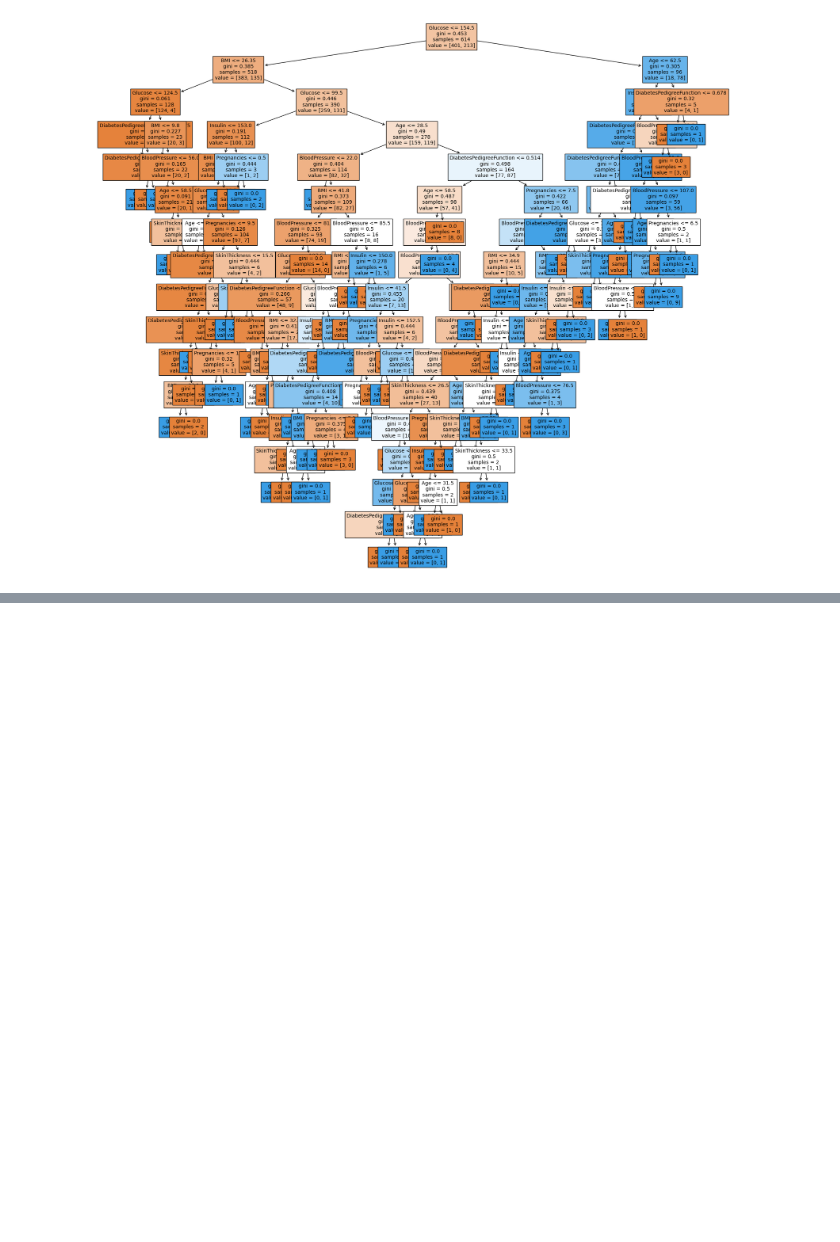
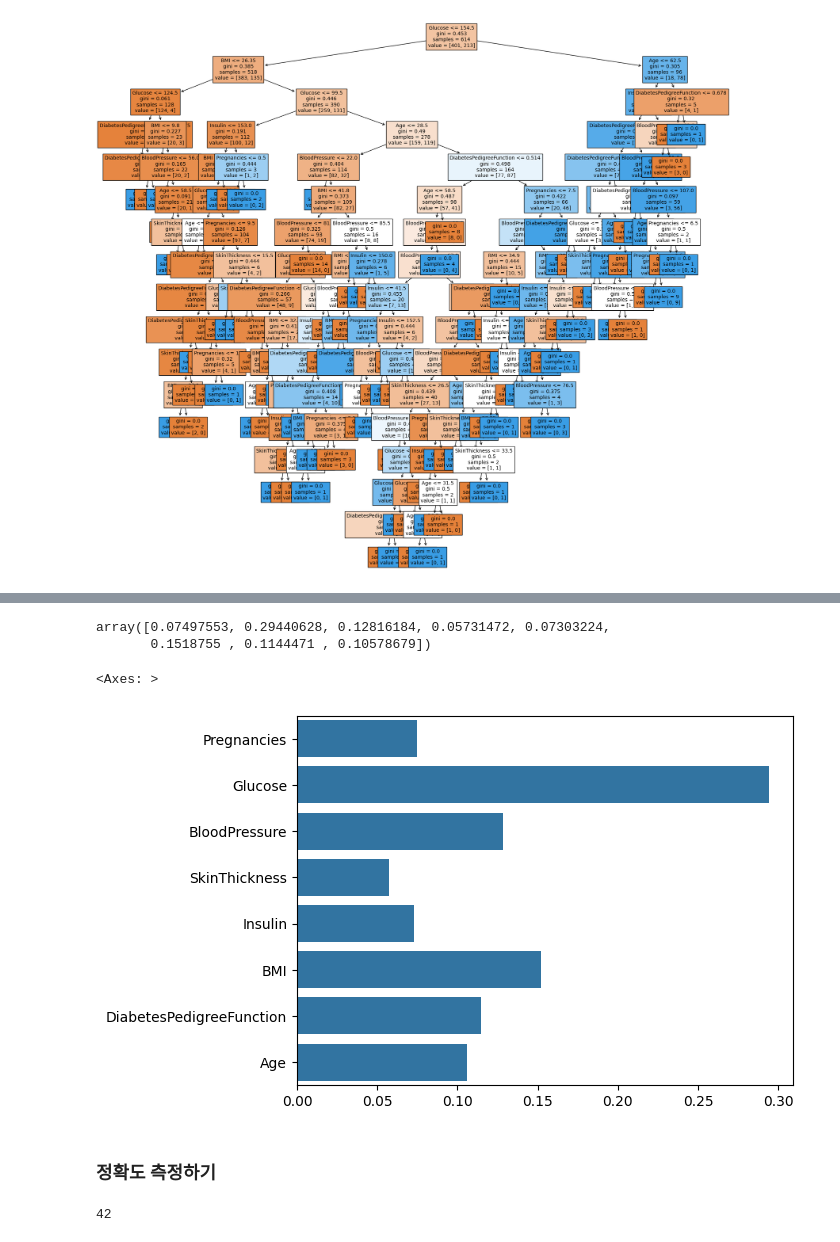
Before and after one commit to skqorrla/N_DSP_2024, a Jupyter notebook: week1.ipynb, the cells around one changed output, grey strips where cells are left out. Drawn from its saved outputs; the diff is of its cells as text; code cells hidden in the pictures; blank space fills up the shorter version.

```diff
--- a/week1.ipynb
+++ b/week1.ipynb
@@ -252,3 +252,23 @@ dot_tree = export_graphviz(model, feature_names=feature_names, filled=True)
 graphviz.Source(dot_tree)
 # %% [output]
 [drawing not drawn]
+# %%
+# 피처의 중요도 추출하기
+model.feature_importances_
+# %% [output]
+array([0.07497553, 0.29440628, 0.12816184, 0.05731472, 0.07303224,
+       0.1518755 , 0.1144471 , 0.10578679])
+# %%
+sns.barplot(x=model.feature_importances_,y=feature_names)
+# %% [output]
+<Axes: >
+[figure, added]
+# %% [markdown]
+### 정확도 측정하기
+# %%
+# 실제값 - 예측값
+# 절대값을 씌운 값이 1인 값이 다르게 예측한 값이 됩니다.
+
+abs(y_test - y_predict).sum()
+# %% [output]
+42
```
Also changed, not shown: parts of 3 cells of this notebook.
